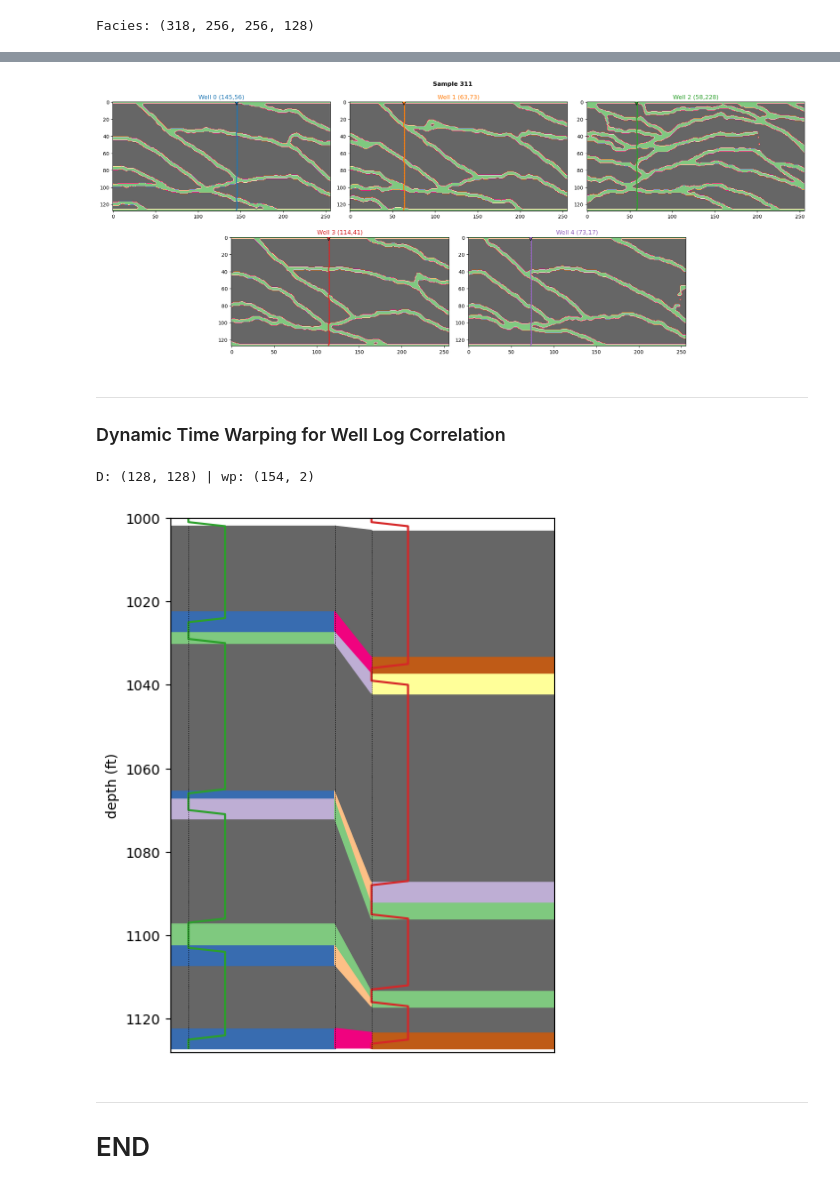
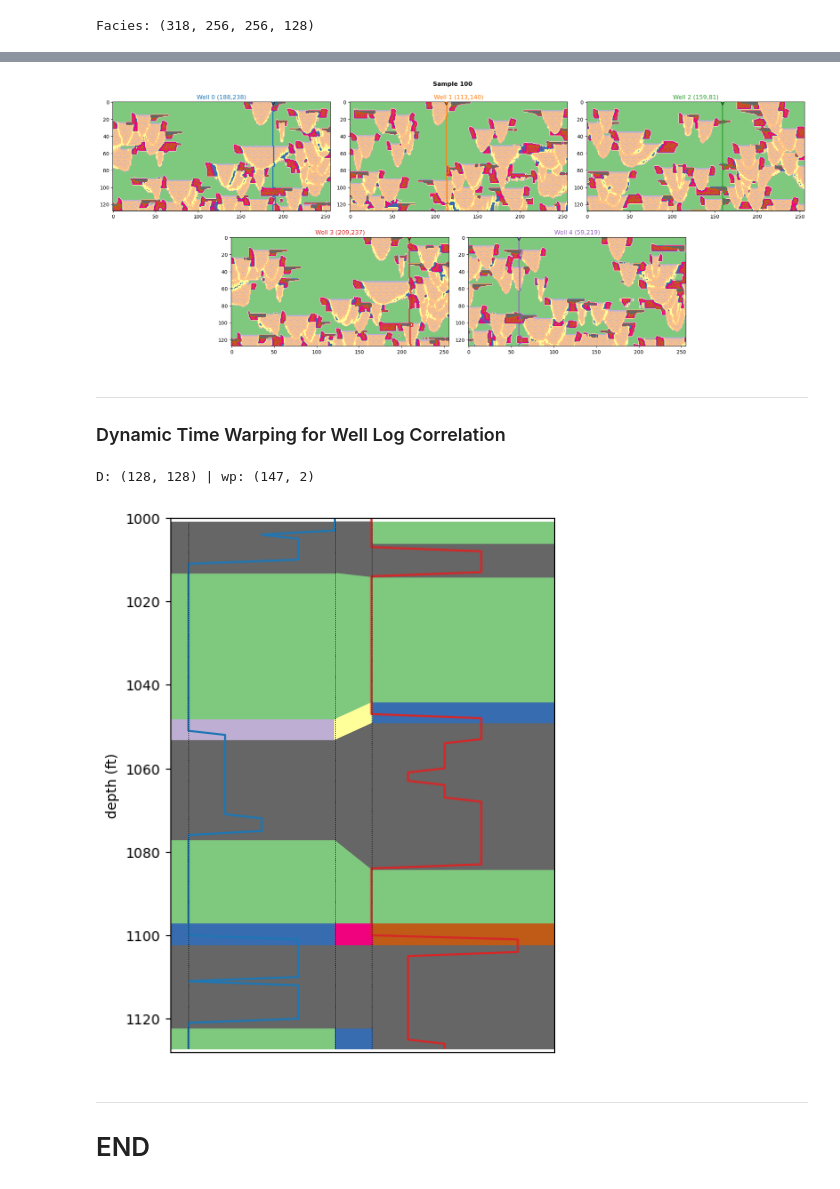
Before and after one commit to misaelmmorales/Geo-Uncertainty-Well-Log-Correlation, a Jupyter notebook: eda.ipynb, the cells around one changed output, grey strips where cells are left out. Drawn from its saved outputs; the diff is of its cells as text; code cells hidden in the pictures.

```diff
--- a/eda.ipynb
+++ b/eda.ipynb
@@ -19,8 +21,8 @@ print('Facies: {}'.format(facies.shape))
 # %% [output]
 Facies: (318, 256, 256, 128)
 # %%
-sample = 311
-#d = ndimage.gaussian_filter(facies[sample], sigma=2/3)
+sample = 100
+# d = ndimage.gaussian_filter(facies[sample], sigma=2/3)
 d = facies[sample]
 print('Sample: {}'.format(sample))
 # %% [output]
@@ -118,7 +119,7 @@ plt.tight_layout()
 #plt.savefig('figures/logs-xsection.png', dpi=600)
 plt.show()
 # %% [output]
-[figure, old version]
+[figure, new version]
 # %% [markdown]
 ***
 ### Dynamic Time Warping for Well Log Correlation
@@ -182,14 +183,14 @@ def plot_correlation(log1, log2, wp, d1=None, d2=None, step:int=5, figsize=(5,7)
     plt.gca().invert_yaxis()
     return None
 # %%
-w1, w2 = well_log[1], well_log[0]
+w1, w2 = well_log[0], well_log[3]
 
 D, wp = dtw(w1, w2)
 print('D: {} | wp: {}'.format(D.shape, wp.shape))
-plot_correlation(w1, w2, wp, colors=['C2', 'C3'])
+plot_correlation(w1, w2, wp, colors=['C0', 'C3'])
 # %% [output]
-D: (128, 128) | wp: (154, 2)
+D: (128, 128) | wp: (147, 2)
-[figure, old version]
+[figure, new version]
 # %% [markdown]
 ***
 # END
```
Also changed, not shown: parts of 5 cells of this notebook.
